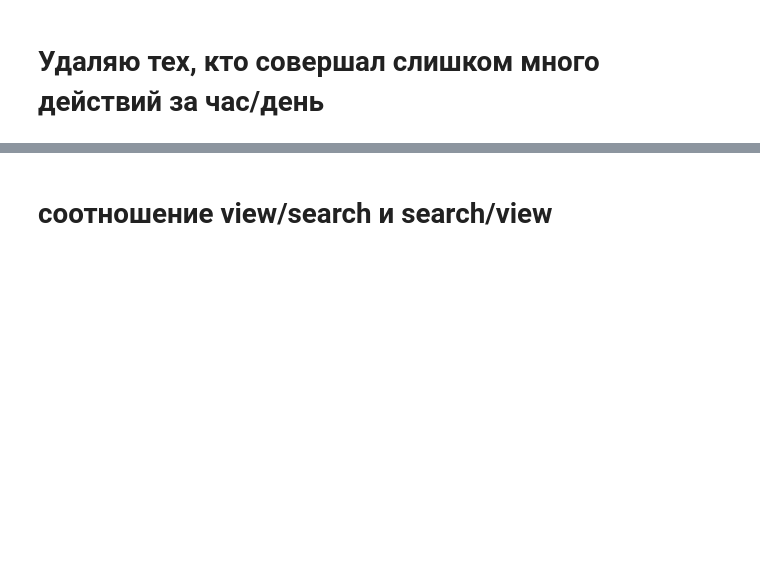
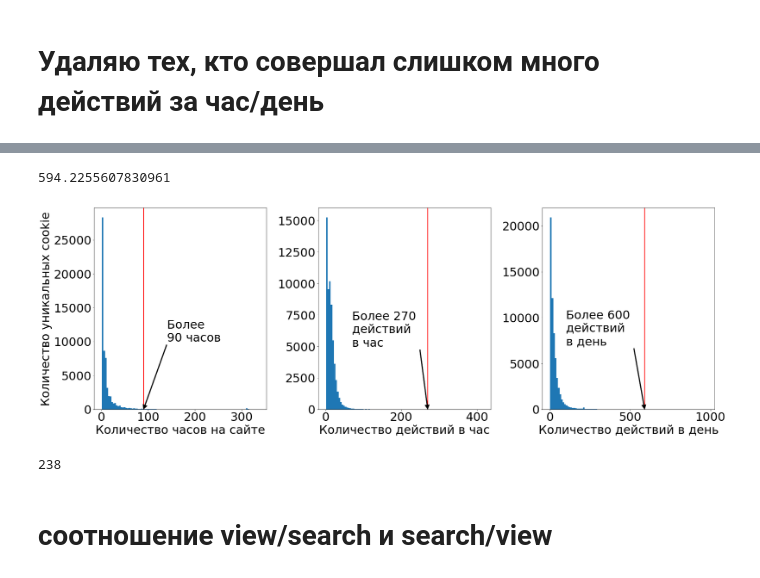
Before and after one commit to ra2003/avito-1, a Jupyter notebook: avito2_f.ipynb, the cells around one changed output, grey strips where cells are left out. Saved outputs shown, nothing was run; the diff lists cells and outputs as text; code cells hidden in the pictures; blank space fills up the shorter version.

```diff
--- a/avito2_f.ipynb
+++ b/avito2_f.ipynb
@@ -80,8 +44,79 @@ plt.show()
+# %%
+c_df2['cnt_per_date'].mean()*20
+# %% [output]
+594.2255607830961
+# %%
+# Графики по величинам
+%matplotlib inline
+import matplotlib.pyplot as plt
+import matplotlib
+
+plt.figure(figsize=(30,10))
+font = {'size'   : 32, 'family':'DejaVu Sans'}
+
+matplotlib.rc('font', **font)
+
+
+#plt.tight_layout()
+
+#print ('Кол-во часов на сайте'), c_df2['cnt_hours'].mean()
+plt.subplots_adjust(wspace=0.3)
+plt.subplot(1,3,1)
+#plt.title('Количество часов на сайте')
+plt.xlabel('Количество часов на сайте')
+plt.ylabel('Количество уникальных cookie')
+plt.axvline(x=90,  linewidth=2, color='r')
+plt.annotate('Более \n90 часов', xy=(90, 0), xytext=(140, 10000),
+            arrowprops=dict(facecolor='black', shrink=0.00, width=2),
+            )
+
+
+plt.hist(c_df2[c_df2['cnt_hours'] >= 0]['cnt_hours'].values,bins=100)
+#plt.show()
+
+#plt.subplot(2,2,2)
+#print ('Кол-во дней на сайте'), c_df2['cnt_dates'].mean()
+#plt.title('Количество дней на сайте')
+#plt.xlabel('Количество дней')
+#plt.ylabel('Количество уникальных cookie')
+#plt.hist(c_df2['cnt_dates'].values)
+#plt.show()
+
+plt.subplot(1,3,2)
+plt.xlabel('Количество действий в час')
+#plt.ylabel('Количество уникальных cookie')
+#print ('Кол-во посещений в час'), c_df2['cnt_per_hour'].mean()
+plt.axvline(x=270,  linewidth=2, color='r')
+plt.annotate('Более 270 \nдействий \nв час', xy=(270, 0), xytext=(70, 5000),
+            arrowprops=dict(facecolor='black', shrinkA=1, shrinkB=1, width=2),
+            )
+plt.hist(c_df2[c_df2['cnt_per_hour'] < 500]['cnt_per_hour'].values, bins = 100)
+#plt.show()
+
+plt.subplot(1,3,3)
+plt.xlabel('Количество действий в день')
+#plt.ylabel('Количество уникальных cookie')
+#print ('Кол-во посещений в день на сайте'), c_df2['cnt_per_date'].mean()
+plt.axvline(x=590,  linewidth=2, color='r')
+plt.annotate('Более 600 \nдействий \nв день', xy=(590, 0), xytext=(100, 7000),
+            arrowprops=dict(facecolor='black', shrink=0.00, width=2),
+            )
+plt.hist(c_df2[c_df2['cnt_per_date'] < 1000]['cnt_per_date'].values, bins = 100)
+
+plt.savefig('shunia.png')
+
+plt.show()
+# %% [output]
+[figure, added]
 # %%
 #Выкидываю тех у кого кол-во просмотров в день, час и кол-во часов больше среднее*20
 x_bad_2 = c_df2[(c_df2['cnt_per_hour'] > c_df2['cnt_per_hour'].mean()*20) |\
       (c_df2['cnt_per_date'] > c_df2['cnt_per_date'].mean()*20) |\
       (c_df2['cnt_hours'] > c_df2['cnt_hours'].mean()*20)]['cookie'].drop_duplicates().values
+# %%
+len(sx_bad_2)
+# %% [output]
+238
 # %% [markdown]
 # соотношение view/search и search/view
 # %%
```
Also changed, not shown: parts of 18 cells of this notebook.
